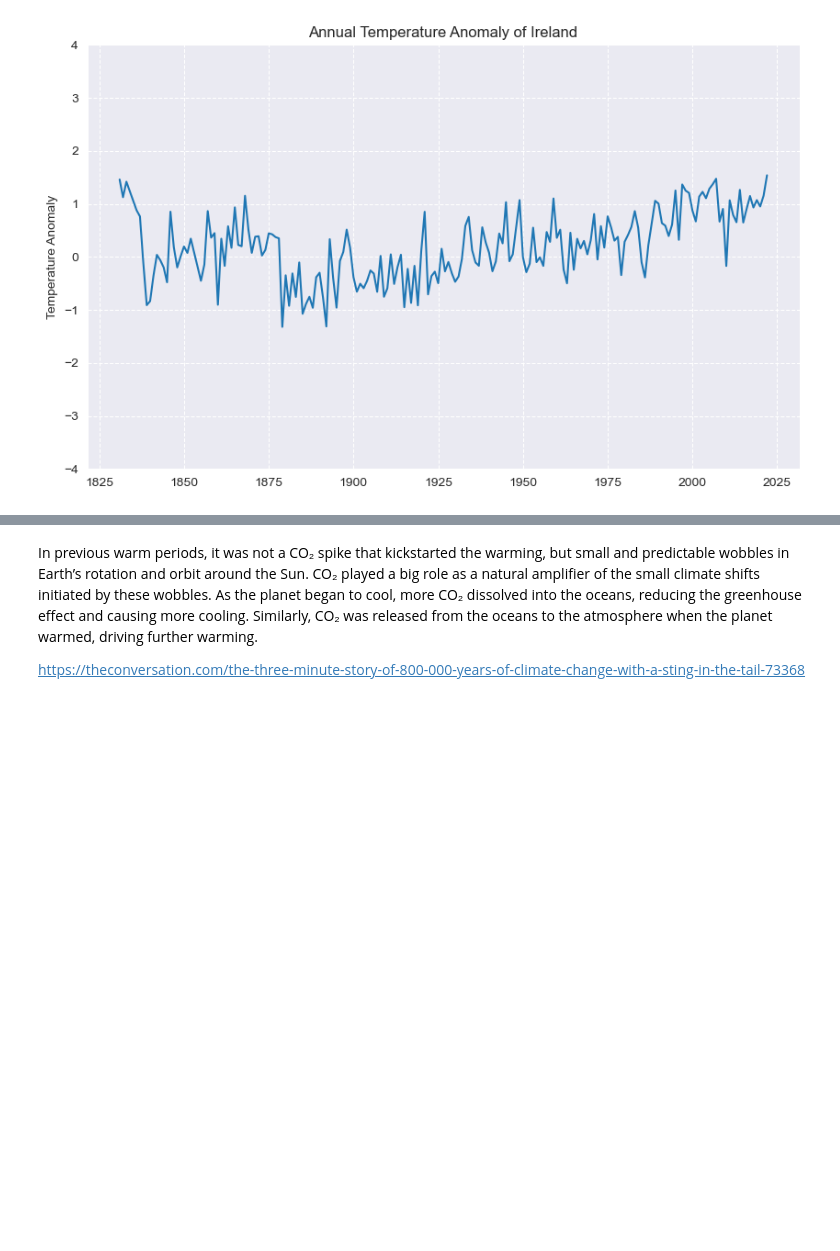
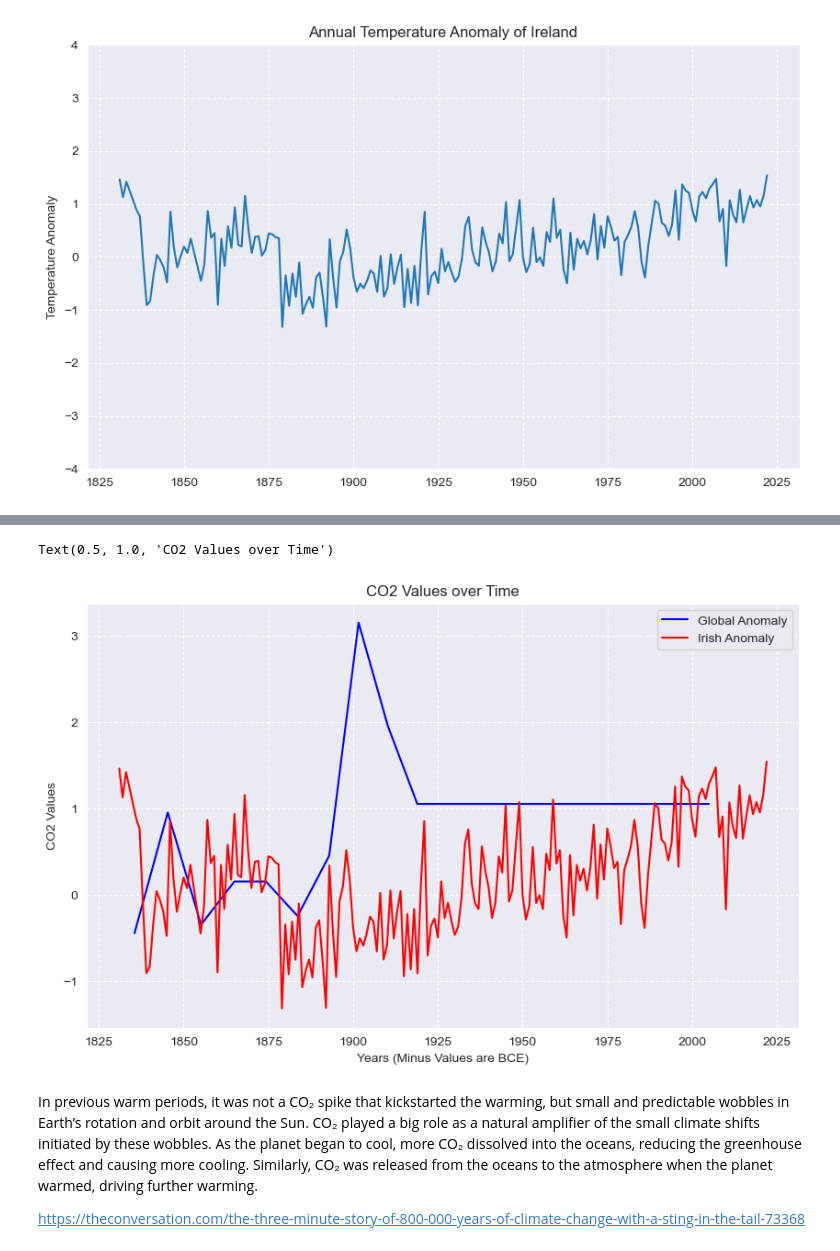
Before and after one commit to Kevin002023/PFDA--Climate-Project, a Jupyter notebook: PFDA-Project-2.ipynb, the cells around one changed output, grey strips where cells are left out. Saved outputs shown, nothing was run; the diff lists cells and outputs as text; code cells hidden in the pictures; blank space fills up the shorter version.

Commit message:
irish vs global anomaly

```diff
--- a/PFDA-Project-2.ipynb
+++ b/PFDA-Project-2.ipynb
@@ -856,3 +856,6 @@ plt.title("Annual Temperature Anomaly of Ireland")
 # %% [output]
 Text(0.5, 1.0, 'Annual Temperature Anomaly of Ireland')
 [figure]
+# %%
+#Global anomaly since 1830s
+global_anomaly_150 = aicc.head(22)
@@ -859,3 +880,26 @@ Text(0.5, 1.0, 'Annual Temperature Anomaly of Ireland')
+# %%
+
+# Plot Global Temparture Anomaly and Irish Temperature Anomaly on same graph
+
+# Create a figure and axis object
+fig, ax1 = plt.subplots(figsize=(10, 6))
+
+# Plotting using Seaborn lineplot
+sns.lineplot(data=global_anomaly_150, x = "Corrected Years", y = "Anomaly", color='blue', label='Global Anomaly')
+sns.lineplot(data=complete_ire_temp, x = "Year", y = "Anomaly",  color='red', label='Irish Anomaly')
+
+#final_x_value = ipcc['Corrected Years'].iloc[-1]
+
+# Set labels and title
+plt.xlabel('Years (Minus Values are BCE)')
+plt.ylabel('CO2 Values')
+plt.title('CO2 Values over Time')
+
+# Show legend
+#plt.legend()
+# %% [output]
+Text(0.5, 1.0, 'CO2 Values over Time')
+[figure, added]
 # %% [markdown]
 In previous warm periods, it was not a CO₂ spike that kickstarted the warming, but small and predictable wobbles in Earth’s rotation and orbit around the Sun. CO₂ played a big role as a natural amplifier of the small climate shifts initiated by these wobbles. As the planet began to cool, more CO₂ dissolved into the oceans, reducing the greenhouse effect and causing more cooling. Similarly, CO₂ was released from the oceans to the atmosphere when the planet warmed, driving further warming.
 
```
Also changed, not shown: parts of 1 cell of this notebook.
